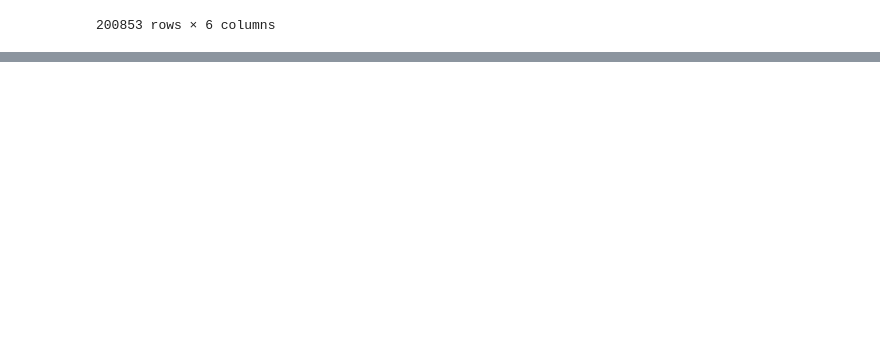
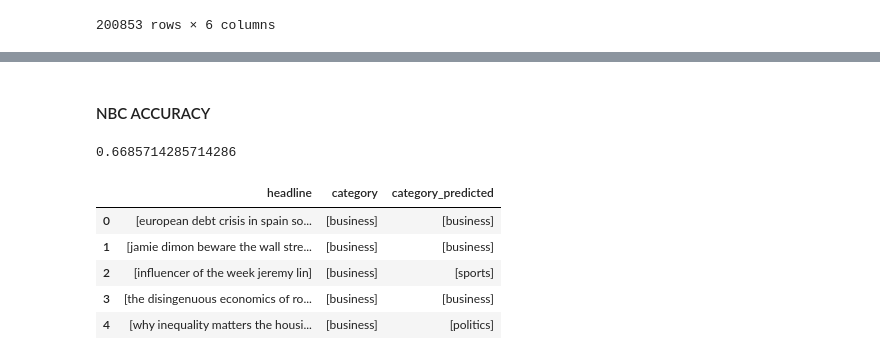
Before and after one commit to rezaindah/smaa2019, a Jupyter notebook: projectSMA.ipynb, the cells around one changed output, grey strips where cells are left out. Saved outputs shown, nothing was run; the diff lists cells and outputs as text; code cells hidden in the pictures; blank space fills up the shorter version.

```diff
--- a/projectSMA.ipynb
+++ b/projectSMA.ipynb
@@ -204,0 +190,6 @@ testing_data
+# %%
+training_data=tfidf.iloc[:-350]
+training_label=preproses.category.iloc[:-350]
+testing_data=tfidf.iloc[-350:]
+testing_label=preproses.category.iloc[-350:]
+testing_title=preproses.headline.iloc[-350:]
@@ -204,0 +198,18 @@ testing_data
+# %%
+#Import knearest neighbors Classifier model
+from sklearn.neighbors import KNeighborsClassifier
+
+#Create KNN Classifier
+knn = KNeighborsClassifier(n_neighbors=170, metric='cosine')
+
+#Train the model using the training sets
+knn.fit(training_data, training_label)
+
+#Predict the response for test dataset
+y_pred = knn.predict(testing_data)
+#print(y_pred)
+
+#Import scikit-learn metrics module for accuracy calculation
+from sklearn import metrics
+# Model Accuracy, how often is the classifier correct?
+print("Accuracy:",metrics.accuracy_score(testing_label, y_pred))
@@ -204,0 +257,11 @@ testing_data
+# %%
+from sklearn.naive_bayes import MultinomialNB
+clf = MultinomialNB().fit(training_data, training_label)
+# %% [markdown]
+#### NBC ACCURACY
+# %%
+predicted2 = clf.predict(testing_data)
+#print(predicted)
+np.mean(predicted2 == testing_label)
+# %% [output]
+0.6685714285714286
@@ -204,0 +270,18 @@ testing_data
+# %%
+# jumlah testing data yg diambil hanya 5, dan melihat tetangganya siapa saja
+tampil= pd.DataFrame(columns=["headline","category","category_predicted"])
+l=1
+while l<=100:
+    prediction = clf.predict(testing_data[l-1:l])
+    tampil= tampil.append({"headline":list(testing_title[l-1:l]), "category":list(testing_label[l-1:l]),"category_predicted":clf.predict(testing_data[l-1:l]) }, ignore_index=True)
+    l=l+1
+# %%
+#tampil.to_csv('A:/PWR/project/SMA/NBC.csv')
+tampil.head()
+# %% [output]
+|  | headline | category | category_predicted |
+| 0 | [european debt crisis in spain so... | [business] | [business] |
+| 1 | [jamie dimon beware the wall stre... | [business] | [business] |
+| 2 | [influencer of the week jeremy lin] | [business] | [sports] |
+| 3 | [the disingenuous economics of ro... | [business] | [business] |
+| 4 | [why inequality matters the housi... | [business] | [politics] |
```
Also changed, not shown: parts of 28 cells of this notebook, 1 other file.
